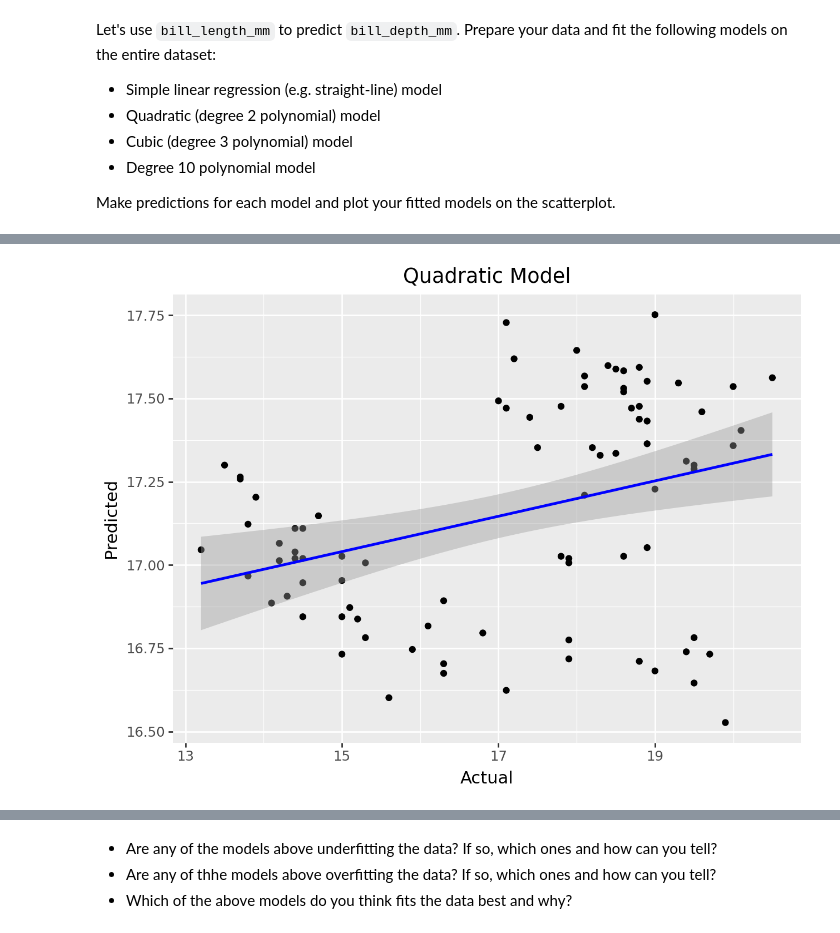
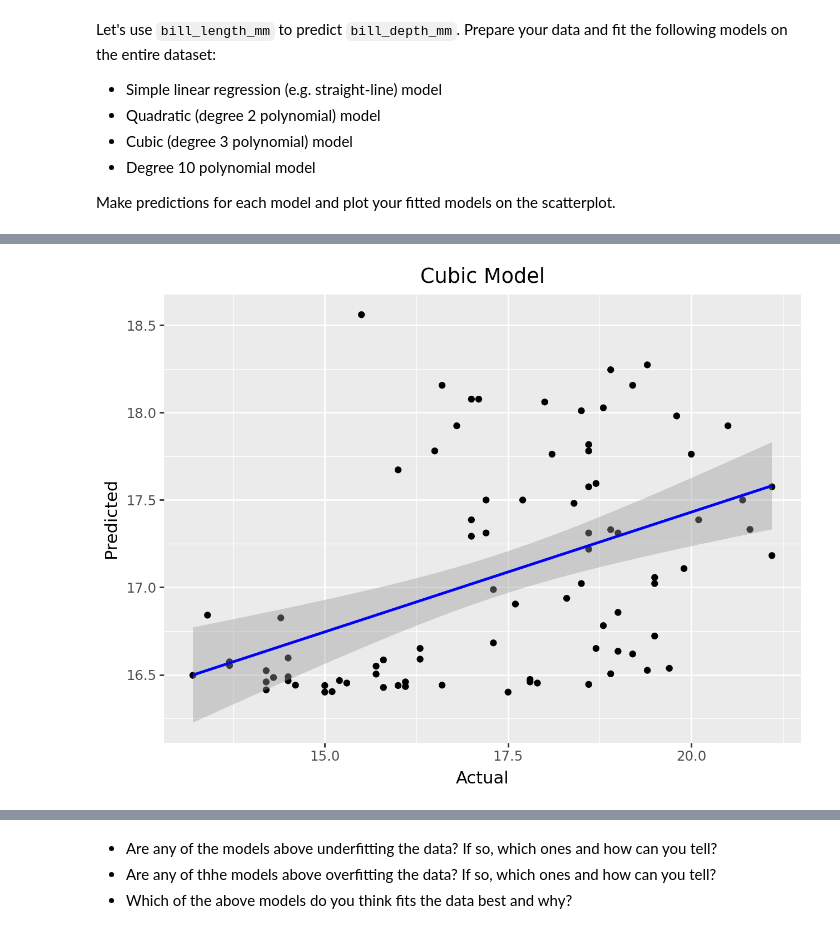
Before and after one commit to r-morag/Practice-Assignments, a Jupyter notebook: Practice_Activity_Polynomial_Regression.ipynb, the cells around one changed output, grey strips where cells are left out. Saved outputs shown, nothing was run; the diff lists cells and outputs as text; code cells hidden in the pictures.

```diff
--- a/Practice_Activity_Polynomial_Regression.ipynb
+++ b/Practice_Activity_Polynomial_Regression.ipynb
@@ -62,31 +95,31 @@ from plotnine import aes, geom_point, ggplot, labs, geom_smooth
 # %%
 from sklearn.linear_model import LinearRegression
 from sklearn.model_selection import train_test_split
 
-df_penguins["bill_length_mm_2"] = df_penguins[["bill_length_mm"]] ** 2
+df_penguins["bill_length_mm_3"] = df_penguins[["bill_length_mm"]] ** 3
 
 y = df_penguins["bill_depth_mm"]
-X = df_penguins[["bill_length_mm_2"]]
+X = df_penguins[["bill_length_mm", "bill_length_mm_2", "bill_length_mm_3"]]
 
 X_train, X_test, y_train, y_test = train_test_split(X, y, test_size=0.25)
 
 lr = LinearRegression()
 lr_fit = lr.fit(X_train, y_train)
 
-y_pred_quad = lr_fit.predict(X_test)
-y_quad_train = lr_fit.predict(X_train)
+y_test_cubic = lr_fit.predict(X_test)
+y_train_cubic = lr_fit.predict(X_train)
 
-df_quad = pd.DataFrame({"Actual": y_test,
-              "Predicted": y_pred_quad})
+df_cubic = pd.DataFrame({"Actual": y_test,
+              "Predicted": y_test_cubic})
 
 from plotnine import aes, geom_point, ggplot, labs, geom_smooth
 
-(ggplot(df_quad, aes(x="Actual", y="Predicted"))
+(ggplot(df_cubic, aes(x="Actual", y="Predicted"))
 + geom_point()
-+ labs(title="Quadratic Model")
++ labs(title="Cubic Model")
 + geom_smooth(method='lm', color='blue'))
 # %% [output]
-[figure, old version]
+[figure, new version]
 # %%
 from sklearn.linear_model import LinearRegression
 from sklearn.model_selection import train_test_split
```
Also changed, not shown: parts of 9 cells of this notebook, 4 other files.
